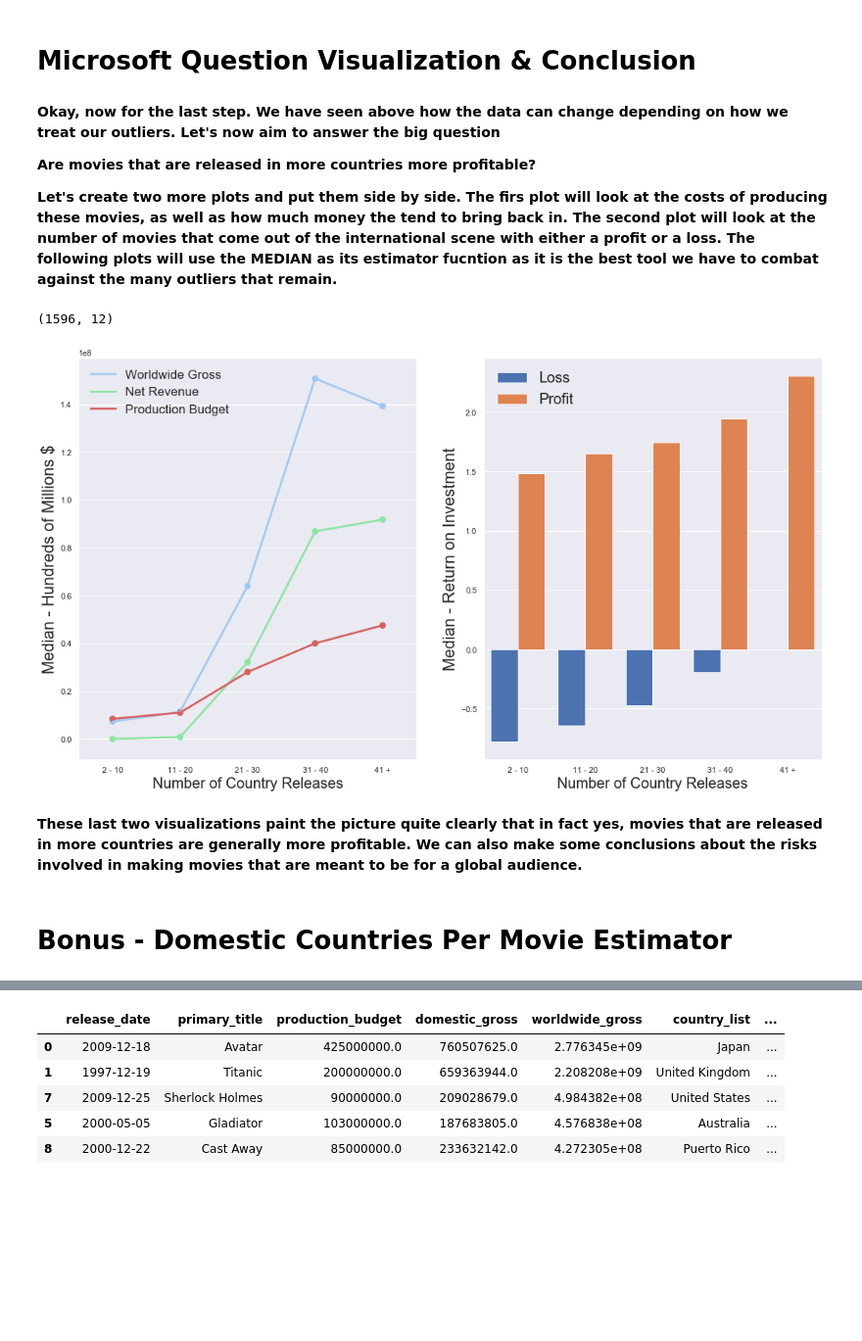
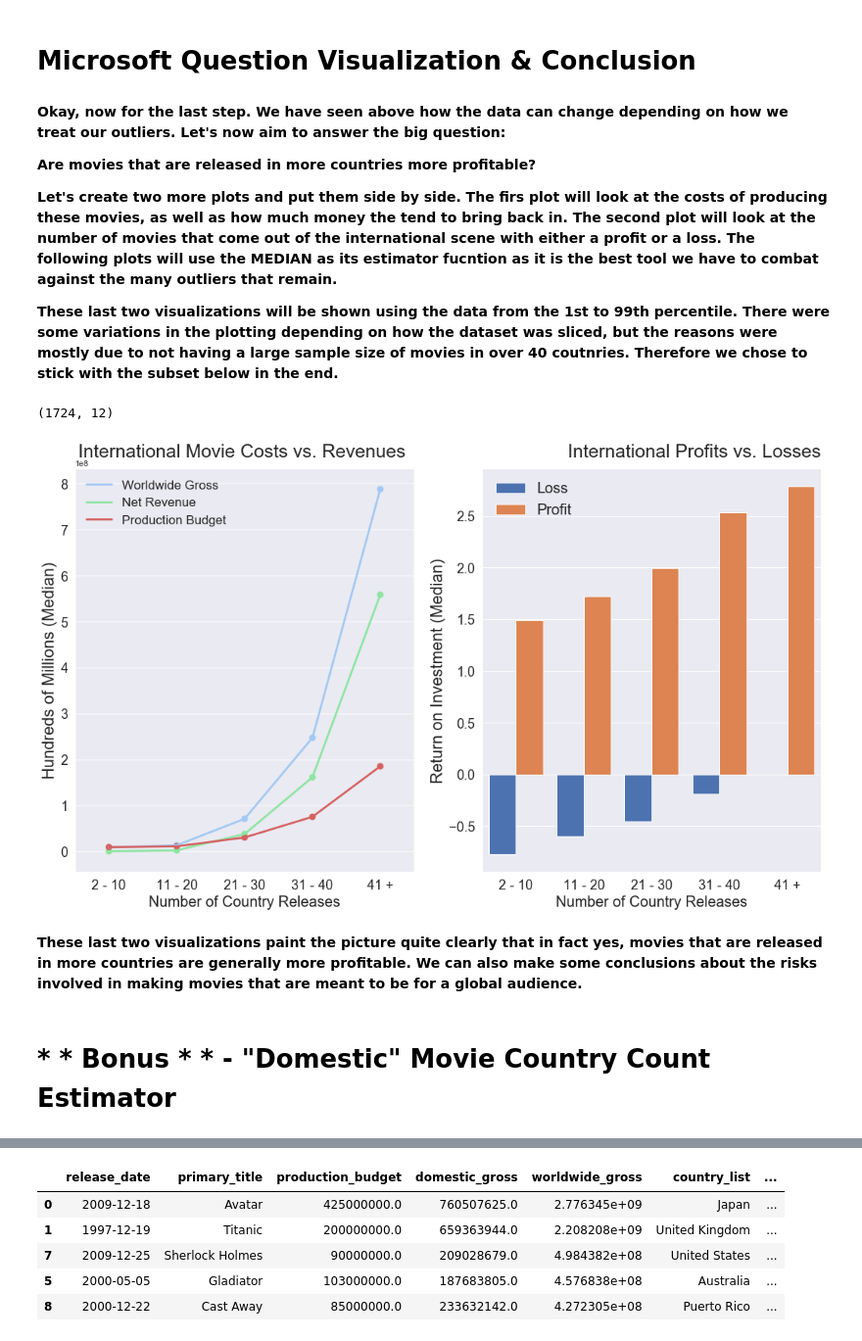
Before and after one commit to tcastanley/Movie_Analysis, a Jupyter notebook: Are movies more profitable if they are released in more countries/Are movies more profitable if they are released in more countries.ipynb, the cells around one changed output, grey strips where cells are left out. Shown at 98% size. Cells and saved outputs as stored; diff of their text form; code cells hidden in the pictures; blank space fills up the shorter version.

Commit message:
Finished individual Question

```diff
--- a/Are movies more profitable if they are released in more countries/Are movies more profitable if they are released in more countries.ipynb
+++ b/Are movies more profitable if they are released in more countries/Are movies more profitable if they are released in more countries.ipynb
@@ -614,8 +624,16 @@ df_int_movies_analysis_inner['profit/loss'] = df_int_movies_analysis_inner['retu
 ### Category Feature - Country Bins
 # %%
 def country_count_category(value):
-    '''
-    '''
+    '''This function is meant to be mapped along a DataFrame series.  It is
+    specifically meant to take in a country_count value from a dataframe and
+    assigns it to the appropriate category.  These categories can be
+    manipulated as needed, see the commented out potential changes below.
+
+    Returns:
+    Assigned categorical value
+
+    Example:
+    df['country_count'].map(lambda x: country_count_category(x))'''
 
     if value <=10:
         value = '2 - 10'
@@ -871,20 +888,22 @@ plt.title('Countries Per Movie - Countplot Distribution', fontsize=30, pad=10, l
 # %% [markdown]
 # Microsoft Question Visualization & Conclusion
 # %% [markdown]
-**Okay, now for the last step.  We have seen above how the data can change depending on how we treat our outliers.  Let's now aim to answer the big question**
+**Okay, now for the last step.  We have seen above how the data can change depending on how we treat our outliers.  Let's now aim to answer the big question:**
 
 **Are movies that are released in more countries more profitable?**
 
 **Let's create two more plots and put them side by side.  The firs plot will look at the costs of producing these movies, as well as how much money the tend to bring back in.  The second plot will look at the number of movies that come out of the international scene with either a profit or a loss.  The following plots will use the MEDIAN as its estimator fucntion as it is the best tool we have to combat against the many outliers that remain.**
+
+**These last two visualizations will be shown using the data from the 1st to 99th percentile. There were some variations in the plotting depending on how the dataset was sliced, but the reasons were mostly due to not having a large sample size of movies in over 40 coutnries.  Therefore we chose to stick with the subset below in the end.**
 # %%
 df_int_movies_analysis_inner_cleaned_bartest = between_quantile_col_cleaner(
     df_int_movies_analysis_inner_cleaned,
     'worldwide_gross',
-    .10,
-    .90)
+    .01,
+    .99)
 
-fig = plt.figure(figsize=(18,10))
-sns.set(style='darkgrid')
+fig = plt.figure(figsize=(18,10));
+sns.set(style='darkgrid');
 order = ['2 - 10', '11 - 20', '21 - 30', '31 - 40', '41 +']
 #  - 50', '51 - 60', '61 +'
 
@@ -898,8 +917,7 @@ sns.pointplot(x='country_count_category',
             order=order,
             estimator=np.median,
             ax=ax1,
-            ci=None,
-        );
+            ci=None);
 
 sns.set_color_codes('pastel')
 sns.pointplot(x='country_count_category',
@@ -921,10 +939,12 @@ sns.pointplot(x='country_count_category',
             ax=ax1,
             ci=None);
 
-
-plt.legend(['Worldwide Gross', 'Net Revenue', 'Production Budget'], frameon=False, fontsize=17, loc='upper left')
-plt.ylabel('Median - Hundreds of Millions $', fontsize=22);
+plt.title('International Movie Costs vs. Revenues ', fontsize=25, loc='center', pad=15);
+plt.legend(['Worldwide Gross', 'Net Revenue', 'Production Budget'], frameon=False, fontsize=17, loc='upper left');
+plt.ylabel('Hundreds of Millions (Median)', fontsize=22);
 plt.xlabel('Number of Country Releases', fontsize=20);
+plt.xticks(fontsize=18);
+plt.yticks(fontsize=18);
 
 ax2 = fig.add_subplot(122)
 
@@ -933,43 +953,43 @@ ax2 = fig.add_subplot(122)
 #             y='foreign_gross',
 #             data=df_int_movies_analysis_inner_cleaned_bartest,
 #             color='orange',
 #             order=order,
 #             estimator=np.median,
 #             ax=ax2,
 #             ci=None);
 
-# sns.set_color_codes('pastel')
 sns.barplot(x='country_count_category',
             y='return_on_investment',
             data=df_int_movies_analysis_inner_cleaned_bartest,
             order=order,
             estimator=np.median,
             ax=ax2,
             ci=None,
             saturation=20,
             hue='profit/loss',
-            hue_order=['loss', 'profit'],
-            palette=["C0", "C1","C2", "k"]
-            );
+            hue_order=['loss', 'profit']);
 
 # sns.set_color_codes('pastel')
 # sns.pointplot(x='country_count_category',
 #             y='net_revenue',
 #             data=df_int_movies_analysis_inner_cleaned_bartest,
 #             color='darkgreen',
 #             order=order,
 #             estimator=np.median,
 #             ax=ax2,
 #             ci=None);
 
-plt.legend(['Loss', 'Profit'], frameon=False, fontsize=20, loc='upper left')
-plt.ylabel('Median - Return on Investment', fontsize=22);
+plt.title('International Profits vs. Losses', fontsize=25, loc='right', pad=15);
+plt.legend(['Loss', 'Profit'], frameon=False, fontsize=20, loc='upper left');
+plt.ylabel('Return on Investment (Median)', fontsize=22);
 plt.xlabel('Number of Country Releases', fontsize=20);
+plt.xticks(fontsize=18);
+plt.yticks(fontsize=18);
 # %% [output]
-(1596, 12)
+(1724, 12)
-[figure, old version]
+[figure, new version]
 # %% [markdown]
 **These last two visualizations paint the picture quite clearly that in fact yes, movies that are released in more countries are generally more profitable.  We can also make some conclusions about the risks involved in making movies that are meant to be for a global audience.**
 # %% [markdown]
-# **Bonus** - Domestic Countries Per Movie Estimator
+# * * Bonus * * - "Domestic" Movie Country Count Estimator
 # %% [markdown]
```
Also changed, not shown: parts of 18 cells of this notebook, 4 other files.
